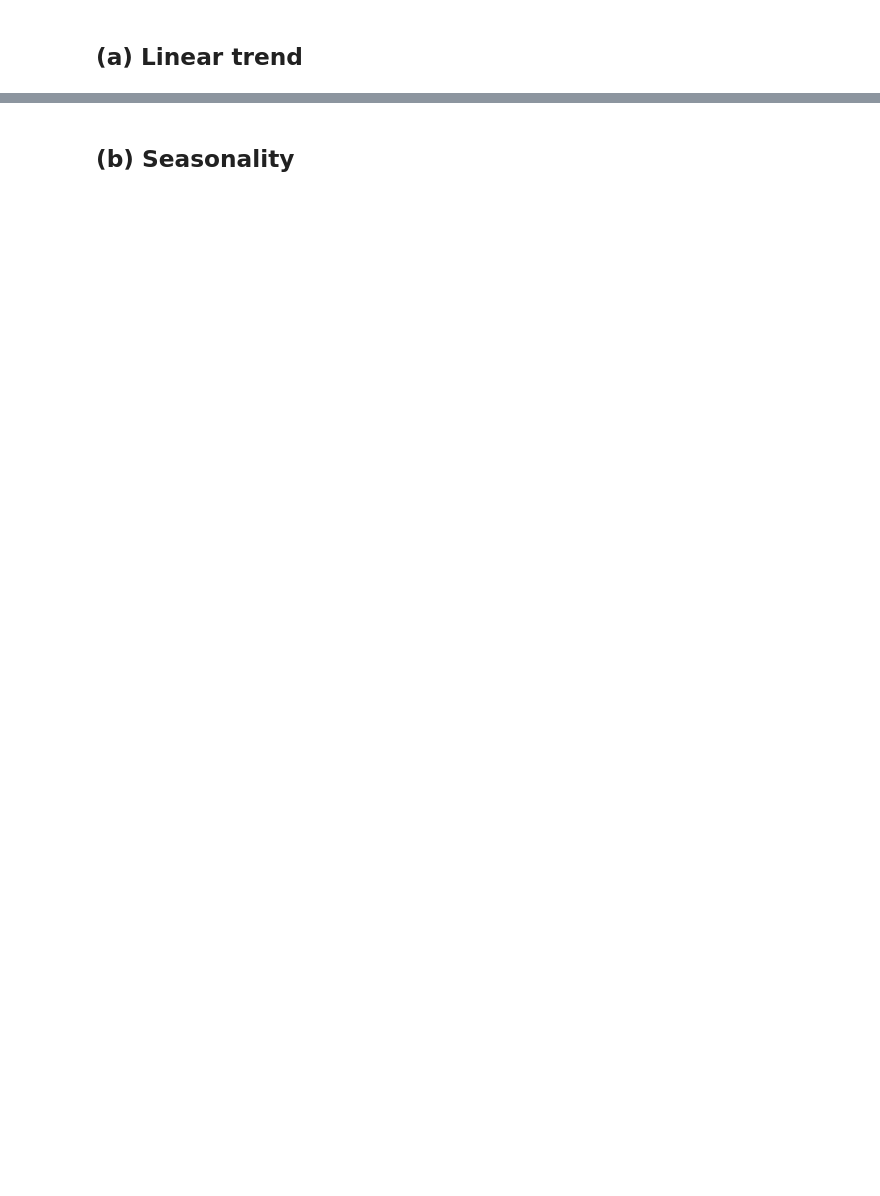
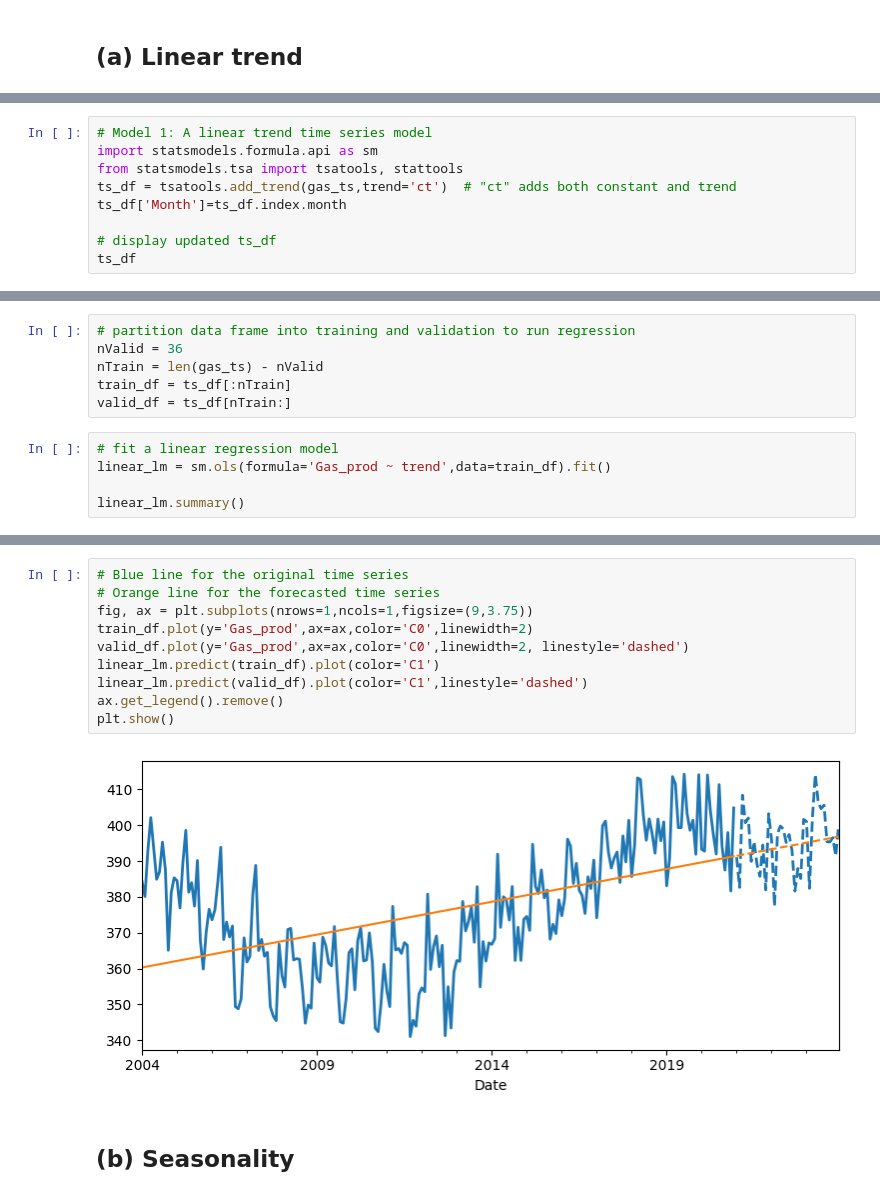
Before and after one commit to EviIius/6211_Advanced_BA, a Jupyter notebook: Assignment4_Series_Analysis/Time.ipynb, the cells around one changed output, grey strips where cells are left out. Drawn from its saved outputs; the diff is of its cells as text; blank space fills up the shorter version.

```diff
--- a/Assignment4_Series_Analysis/Time.ipynb
+++ b/Assignment4_Series_Analysis/Time.ipynb
@@ -127,0 +74,9 @@ mse, mae, r2
+# %%
+# Model 1: A linear trend time series model
+import statsmodels.formula.api as sm
+from statsmodels.tsa import tsatools, stattools
+ts_df = tsatools.add_trend(gas_ts,trend='ct')  # "ct" adds both constant and trend
+ts_df['Month']=ts_df.index.month
+
+# display updated ts_df
+ts_df
@@ -127,0 +98,11 @@ mse, mae, r2
+# %%
+# partition data frame into training and validation to run regression
+nValid = 36
+nTrain = len(gas_ts) - nValid
+train_df = ts_df[:nTrain]
+valid_df = ts_df[nTrain:]
+# %%
+# fit a linear regression model
+linear_lm = sm.ols(formula='Gas_prod ~ trend',data=train_df).fit()
+
+linear_lm.summary()
@@ -128,2 +144,14 @@ mse, mae, r2
+# %%
+# Blue line for the original time series
+# Orange line for the forecasted time series
+fig, ax = plt.subplots(nrows=1,ncols=1,figsize=(9,3.75))
+train_df.plot(y='Gas_prod',ax=ax,color='C0',linewidth=2)
+valid_df.plot(y='Gas_prod',ax=ax,color='C0',linewidth=2, linestyle='dashed')
+linear_lm.predict(train_df).plot(color='C1')
+linear_lm.predict(valid_df).plot(color='C1',linestyle='dashed')
+ax.get_legend().remove()
+plt.show()
+# %% [output]
+[figure, added]
 # %% [markdown]
 ## (b)  Seasonality
```
Also changed, not shown: parts of 29 cells of this notebook.
